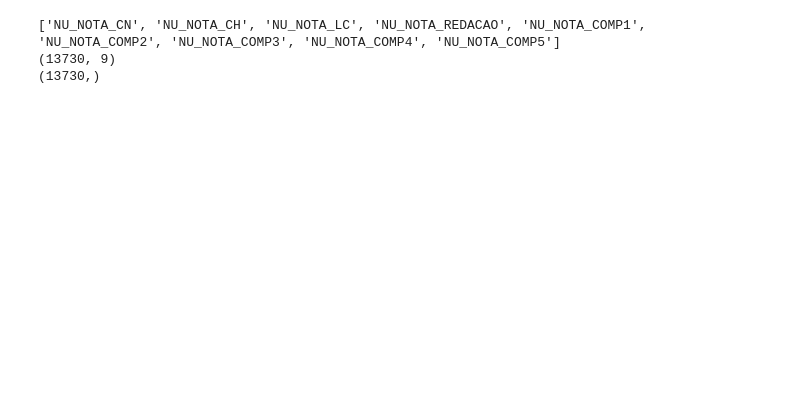
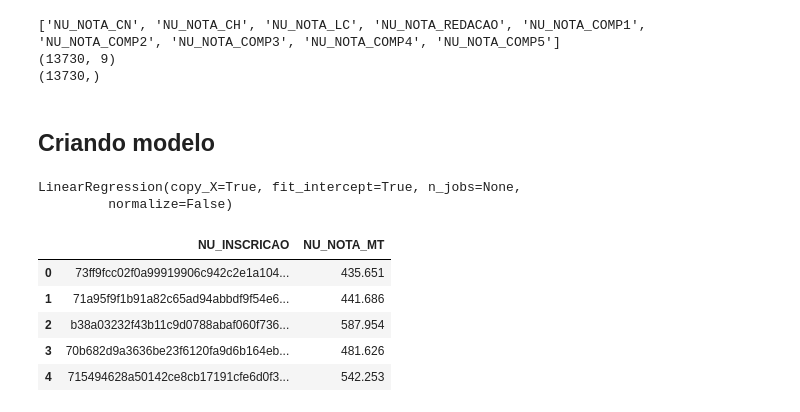
Before and after one commit to lsandrade/codenation-ds, a Jupyter notebook: enem-2/enem_2.ipynb, the cells around one changed output. Drawn from its saved outputs; the diff is of its cells as text; code cells hidden in the pictures; blank space fills up the shorter version.

Commit message:
treinando modelo de regressão linear

```diff
--- a/enem-2/enem_2.ipynb
+++ b/enem-2/enem_2.ipynb
@@ -8,6 +9,7 @@ import matplotlib.pyplot as plt
 ## Lendo arquivo
 # %%
 train = pd.read_csv("train.csv")
+test = pd.read_csv("test.csv")
 # %% [markdown]
 ## Descrição dos dados
 # %%
@@ -131,3 +163,8 @@ NU_NOTA_COMP3      0
 NU_NOTA_COMP4      0
 NU_NOTA_COMP5      0
 dtype: int64
+# %%
+for nota in notas[1:]:
+    test[nota].fillna(test[nota].mean(), inplace = True)
+
+test[notas[1:]].isna().sum()
@@ -146,3 +194,27 @@ print(y_train.shape)
 ['NU_NOTA_CN', 'NU_NOTA_CH', 'NU_NOTA_LC', 'NU_NOTA_REDACAO', 'NU_NOTA_COMP1', 'NU_NOTA_COMP2', 'NU_NOTA_COMP3', 'NU_NOTA_COMP4', 'NU_NOTA_COMP5']
 (13730, 9)
 (13730,)
+# %%
+# separa as notas de teste
+x_test = pd.get_dummies(test[features])
+# %% [markdown]
+## Criando modelo
+# %%
+modelo = LinearRegression()
+modelo.fit(x_train, y_train)
+# %% [output]
+LinearRegression(copy_X=True, fit_intercept=True, n_jobs=None,
+         normalize=False)
+# %%
+resultado_modelo = modelo.predict(x_test)
+resultado_modelo
+
+resultado = pd.DataFrame({'NU_INSCRICAO': test['NU_INSCRICAO'], 'NU_NOTA_MT': resultado_modelo.round(3)})
+resultado.head()
+# %% [output]
+|  | NU_INSCRICAO | NU_NOTA_MT |
+| 0 | 73ff9fcc02f0a99919906c942c2e1a104... | 435.651 |
+| 1 | 71a95f9f1b91a82c65ad94abbdf9f54e6... | 441.686 |
+| 2 | b38a03232f43b11c9d0788abaf060f736... | 587.954 |
+| 3 | 70b682d9a3636be23f6120fa9d6b164eb... | 481.626 |
+| 4 | 715494628a50142ce8cb17191cfe6d0f3... | 542.253 |
```
Also changed, not shown: parts of 6 cells of this notebook.
